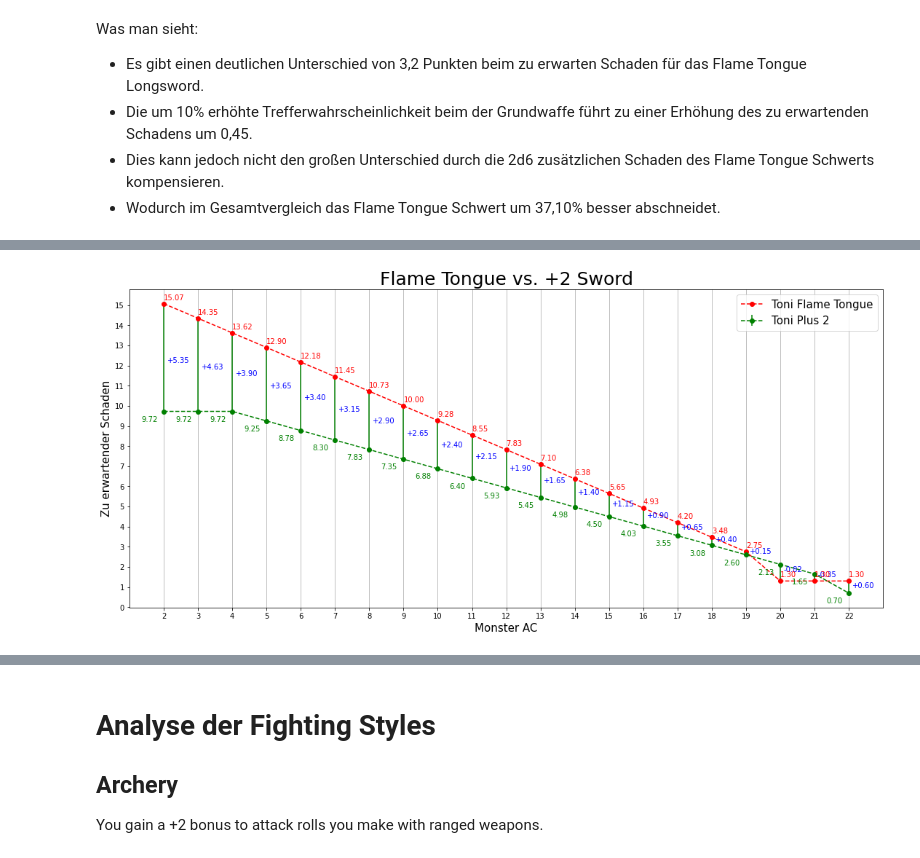
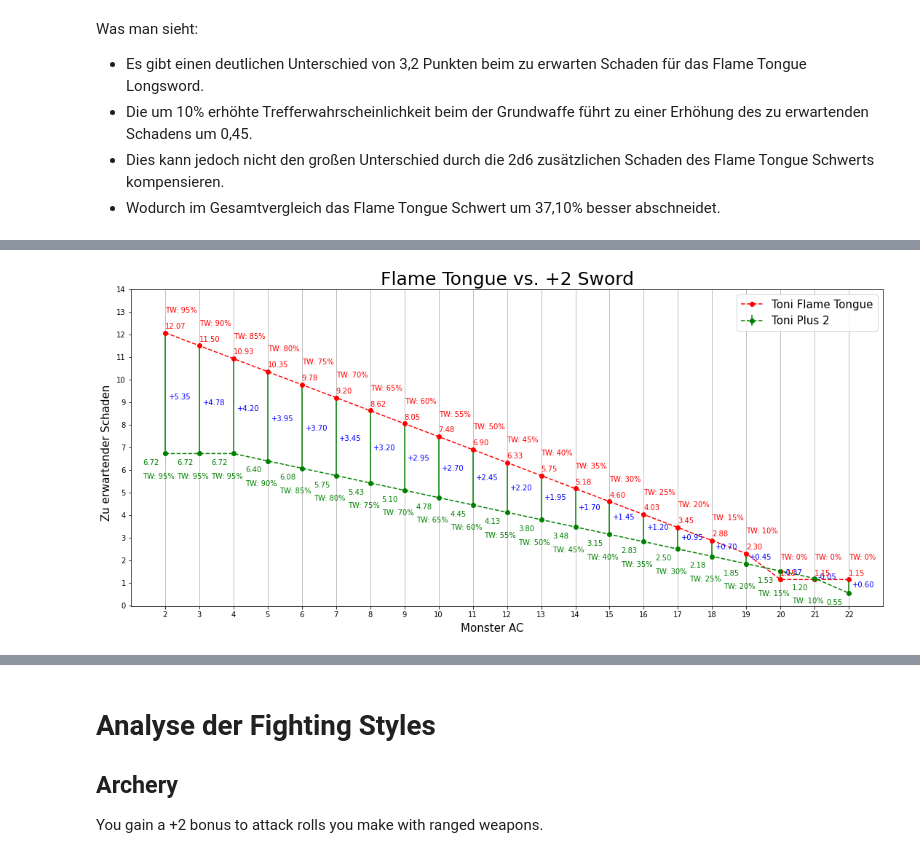
Before and after one commit to AlexSchinnerl/dndMath, a Jupyter notebook: damageCalculation.ipynb, the cells around one changed output, grey strips where cells are left out. Drawn from its saved outputs; the diff is of its cells as text; code cells hidden in the pictures.

Commit message:
improved ft & +2 Sword - added text

```diff
--- a/damageCalculation.ipynb
+++ b/damageCalculation.ipynb
@@ -761,14 +776,27 @@ Was man sieht:
 # %%
-magicItem_DF = pd.DataFrame(index=list(range(2,23)) ,columns=["Flame Tongue", "+2 Sword"])
+magicItem_DF = pd.DataFrame(index=list(range(2,23)) ,columns=["Flame Tongue", "+2 Sword", "Flame Tongue Advantage", "+2 Sword Advantage"])
 magicItem_DF.index.name = "Monster AC"
+chances_to_hit = {plus2_toni.name:[], flameTongue_toni.name:[], f"{plus2_toni.name} Advantage":[], f"{flameTongue_toni.name} Advantage":[]}
 for ac in magicItem_DF.index:
     plus2_toni.calcToHitChance(monsterAC=ac)
     plus2_toni.damageCalculator()
     flameTongue_toni.calcToHitChance(monsterAC=ac)
     flameTongue_toni.damageCalculator()
 
-    magicItem_DF.loc[ac] = [sum(flameTongue_toni.expected_damage.values()), sum(plus2_toni.expected_damage.values())]
+    chances_to_hit[plus2_toni.name].append(plus2_toni.chance2Hit)
+    chances_to_hit[flameTongue_toni.name].append(flameTongue_toni.chance2Hit)
 
-magicItem_DF["Unterschied"] = magicItem_DF["Flame Tongue"]-magicItem_DF["+2 Sword"]
+    magicItem_DF.loc[ac]["Flame Tongue", "+2 Sword"] = [sum(flameTongue_toni.expected_damage.values()), sum(plus2_toni.expected_damage.values())]
 
-magicItem_DF.transpose()
+    plus2_toni.calcToHitChance(monsterAC=ac, checkAdvantage=True)
+    plus2_toni.damageCalculator()
+    flameTongue_toni.calcToHitChance(monsterAC=ac, checkAdvantage=True)
+    flameTongue_toni.damageCalculator()
+
+    chances_to_hit[f"{plus2_toni.name} Advantage"].append(plus2_toni.chance2Hit)
+    chances_to_hit[f"{flameTongue_toni.name} Advantage"].append(flameTongue_toni.chance2Hit)
+
+    magicItem_DF.loc[ac]["Flame Tongue Advantage", "+2 Sword Advantage"] = [sum(flameTongue_toni.expected_damage.values()), sum(plus2_toni.expected_damage.values())]
+
+magicItem_DF["Unterschied Base"] = magicItem_DF["Flame Tongue"]-magicItem_DF["+2 Sword"]
+magicItem_DF["Unterschied Advantage"] = magicItem_DF["Flame Tongue Advantage"]-magicItem_DF["+2 Sword Advantage"]
@@ -781,24 +803,29 @@ magicItem_DF.transpose()
 # %%
 X = magicItem_DF.index
 TICKSIZE = 15
 TITLESIZE = 25
 
+
+fig, ax = plt.subplots(figsize=(15,7), layout="constrained")
+fig.supylabel("Zu erwartender Schaden", fontsize=TICKSIZE)
+fig.supxlabel("Monster AC", fontsize=TICKSIZE)
+
 yerror = list(magicItem_DF["Flame Tongue"]-magicItem_DF["+2 Sword"])
-fig, ax = plt.subplots(figsize=(15,7), layout="constrained")
 ax.errorbar(X, y=magicItem_DF["+2 Sword"], yerr=[[0]*len(magicItem_DF.index),yerror], fmt="--go", label= "Toni Plus 2")
 ax.plot(X, magicItem_DF["Flame Tongue"], "--ro", label= "Toni Flame Tongue")
-for x,diff,plus2,ft in zip(X, magicItem_DF["Unterschied"], magicItem_DF["+2 Sword"], magicItem_DF["Flame Tongue"]):
+for x,diff,plus2,ft in zip(X, magicItem_DF["Unterschied Base"], magicItem_DF["+2 Sword"], magicItem_DF["Flame Tongue"]):
     ax.annotate(text=f"{diff:+.2f}", xy=(x+0.1, plus2+diff*0.45)).set_color("b")
     ax.annotate(text=f"{plus2:.2f}", xy=(x-0.66, plus2-0.5)).set_color("g")
+    ax.annotate(text=f"TW: {chances_to_hit[f'{plus2_toni.name}'][x-2]:.0%}", xy=(x-0.66, plus2-1.1)).set_color("g")
     ax.annotate(text=f"{ft:.2f}", xy=(x, ft+0.2)).set_color("r")
+    ax.annotate(text=f"TW: {chances_to_hit[f'{flameTongue_toni.name}'][x-2]:.0%}", xy=(x, ft+0.9)).set_color("r")
+
 ax.grid(True, axis="x")
 ax.set_xticks(ticks=X)
-ax.set_yticks(ticks=range(16))
-ax.set_xlabel("Monster AC", fontsize=TICKSIZE)
-ax.set_ylabel("Zu erwartender Schaden", fontsize=TICKSIZE)
+ax.set_yticks(ticks=range(15))
 ax.set_title("Flame Tongue vs. +2 Sword", fontsize=TITLESIZE)
 ax.legend(loc="best", fontsize=TICKSIZE)
 
 plt.show()
 # %% [output]
-[figure, old version]
+[figure, new version]
```
Also changed, not shown: parts of 9 cells of this notebook, 2 other files.
